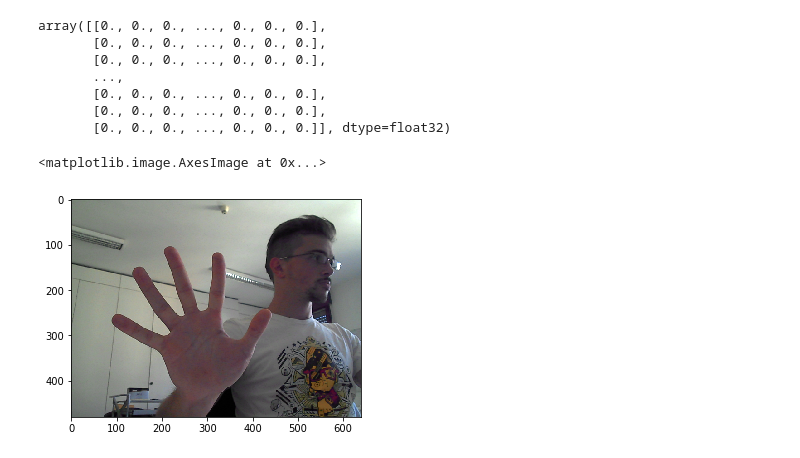
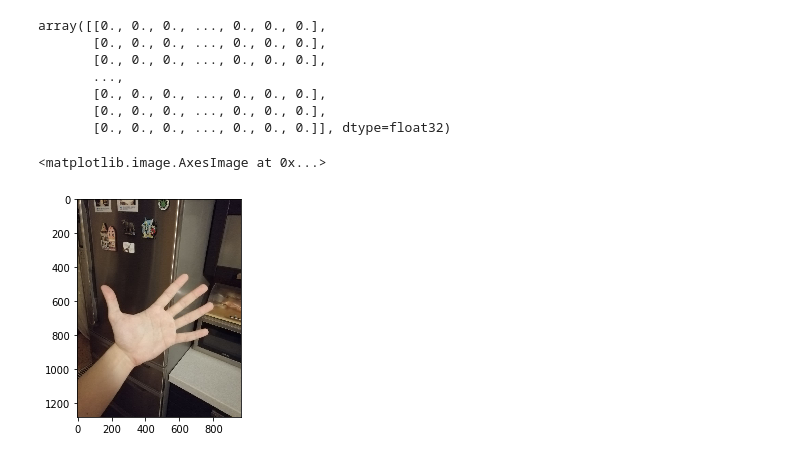
Before and after one commit to SoshinK/gesture-recognition, a Jupyter notebook: get_hand.ipynb, the cells around one changed output. Saved outputs shown, nothing was run; the diff lists cells and outputs as text; code cells hidden in the pictures.

```diff
--- a/get_hand.ipynb
+++ b/get_hand.ipynb
@@ -72,14 +72,14 @@ array([[0., 0., 0., ..., 0., 0., 0.],
        [0., 0., 0., ..., 0., 0., 0.]], dtype=float32)
 # %%
 # img = io.imread("1-color_s2_g11.png")
-img = io.imread("9-color.png")
+img = io.imread("1-color_2.png")
 # img = io.imread("1-color_s3_g9.png")
 # img = io.imread("1-color_s4_g4.png")
-# img = io.imread("my22.jpg")
+img = io.imread("k1.jpg")
 # img = io.imread("3-color_s4_g1.png")
 
 img_hsv = cv2.cvtColor(img, cv2.COLOR_BGR2YCR_CB)
 plt.imshow(img)
 # %% [output]
 <matplotlib.image.AxesImage at 0x...>
-[figure, old version]
+[figure, new version]
```
Also changed, not shown: parts of 34 cells of this notebook.
